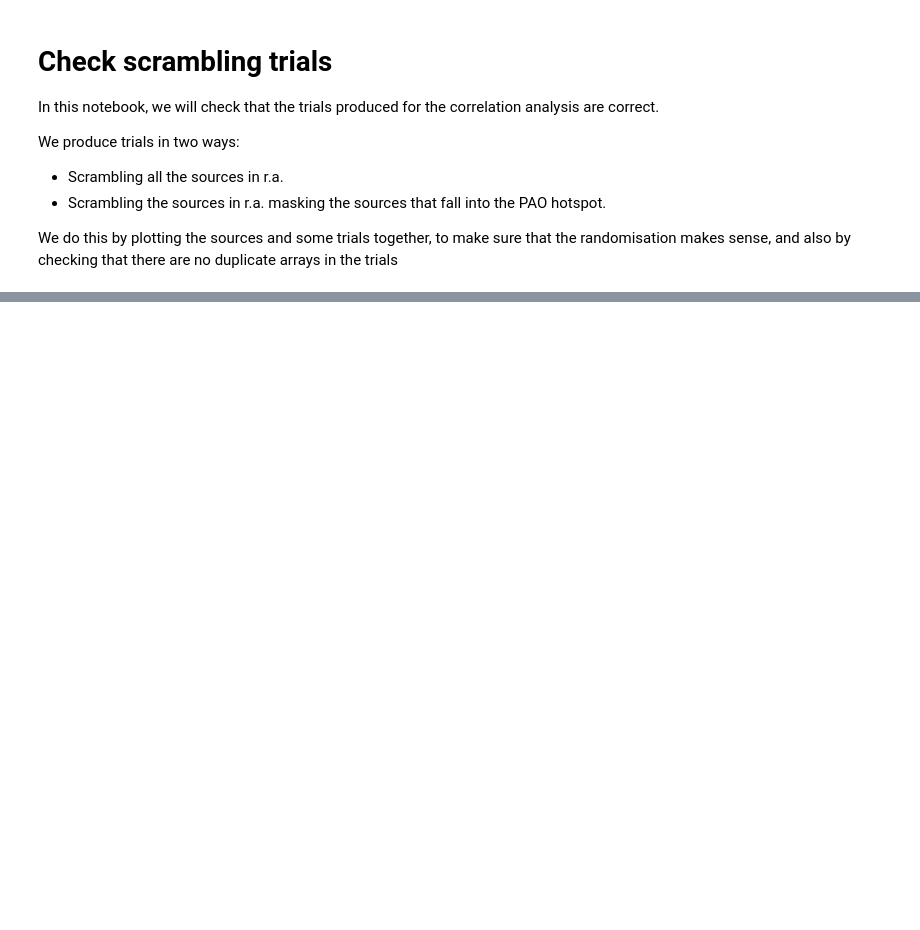
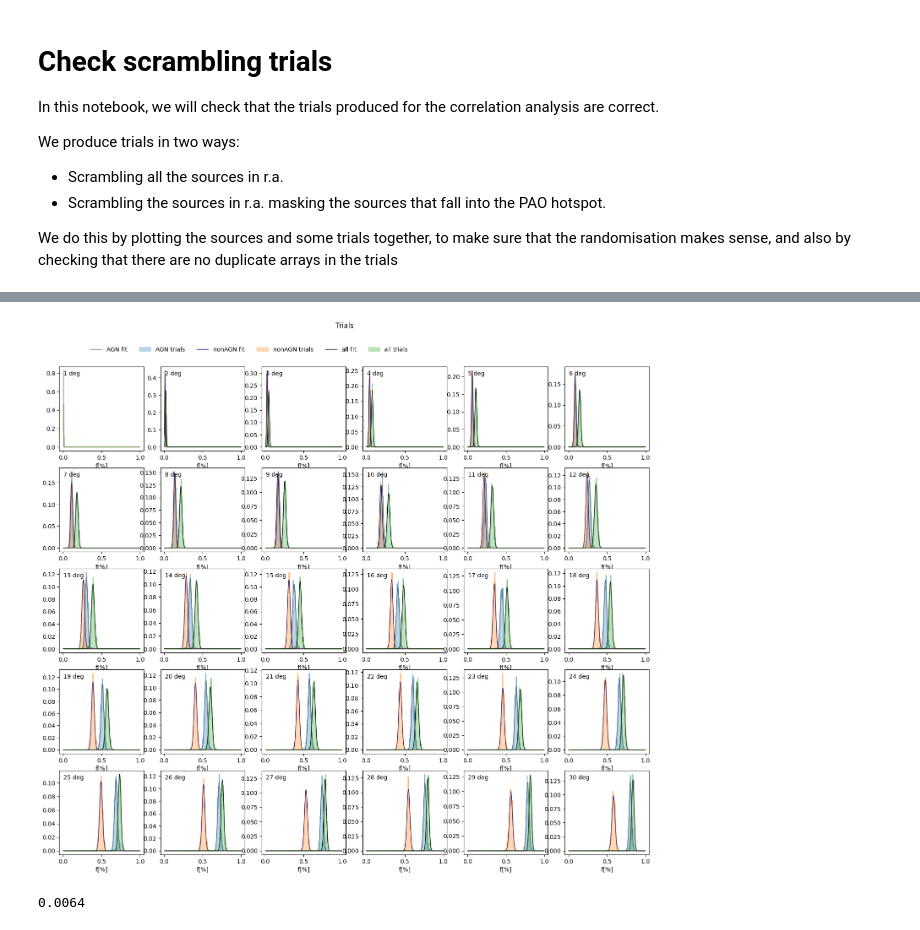
Before and after one commit to elenamanao/smbh, a Jupyter notebook: analysis_scripts/notebooks/check_trials.ipynb, the cells around one changed output, grey strips where cells are left out. Cells and saved outputs as stored; diff of their text form; code cells hidden in the pictures; blank space fills up the shorter version.

```diff
--- a/analysis_scripts/notebooks/check_trials.ipynb
+++ b/analysis_scripts/notebooks/check_trials.ipynb
@@ -134,0 +86,12 @@ Great! All the trials are different :)
+# %%
+def gaussian(x, mu, sigma, A):
+    return A * np.exp(-(x - mu)**2 / (2 * sigma**2))
+# %%
+def auto_grid_panels(n_panels):
+    """Finds the best grid layout for a given number of panels."""
+    cols = math.ceil(math.sqrt(n_panels))
+    rows = math.ceil(n_panels / cols)
+    return rows, cols
+# %%
+n_bins = 200
+bins = np.linspace(0,1,n_bins)
@@ -134,0 +129,33 @@ Great! All the trials are different :)
+# %%
+def plot_panels(n_panels):
+    rows, cols = auto_grid_panels(n_panels)
+    fig, axes = plt.subplots(rows, cols, figsize=(cols * 3, rows * 3))
+    axes = np.array(axes).reshape(-1)  # Flatten in case it's 2D
+    save_params_AGN = np.zeros((n_panels, 3))
+    save_params_nonAGN = np.zeros((n_panels, 3))
+    save_params_all = np.zeros((n_panels, 3))
+    for i in range(n_panels):
+        ax = axes[i]
+        plots(trials_AGN,ax, i,save_params_AGN, 'AGN')
+        plots(trials_nonAGN,ax,i, save_params_nonAGN, 'nonAGN')
+        plots(trials_all,ax,i, save_params_all, 'all')
+        ax.text(0.05, 0.95, f'{(i+1):.0f} deg', transform=ax.transAxes, ha='left', va='top')
+
+
+    axes[1].legend(frameon = False, bbox_to_anchor = (3, 1.3), ncol = 6)
+
+    # Hide unused axes if any
+    for j in range(n_panels, len(axes)):
+        fig.delaxes(axes[j])
+    plt.suptitle('Trials', y = 0.95)
+    plt.savefig('plots/test_trials.png', dpi = 300, bbox_inches = 'tight')
+    return fig, save_params_AGN, save_params_nonAGN, save_params_all
+# %%
+# fig, gaussian_params_AGN, gaussian_params_nonAGN = plot_panels(30)
+fig, gaussian_params_AGN, gaussian_params_nonAGN, gaussian_params_all = plot_panels(30)
+# %% [output]
+[figure, added]
+# %%
+400/62500
+# %% [output]
+0.0064
```
Also changed, not shown: parts of 30 cells of this notebook, 4 other files.
